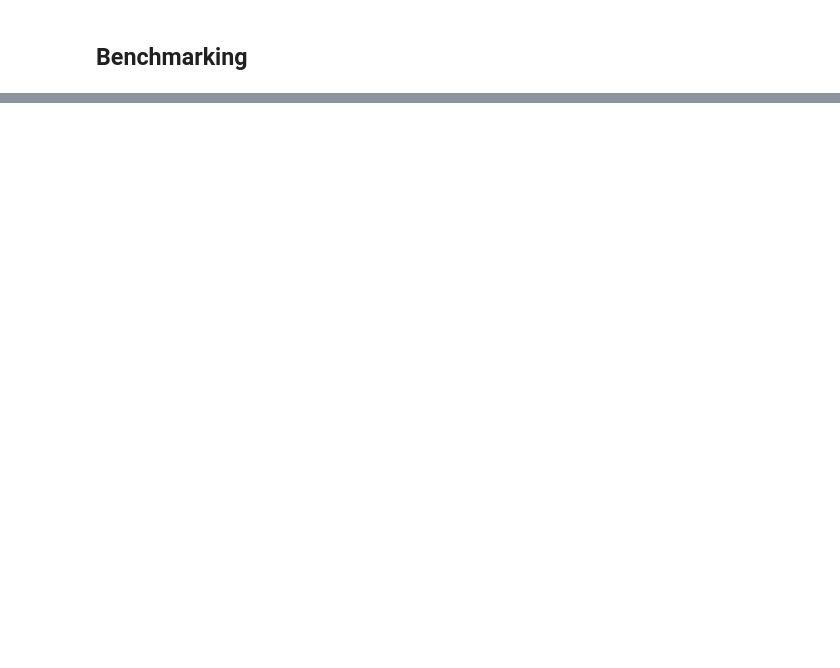
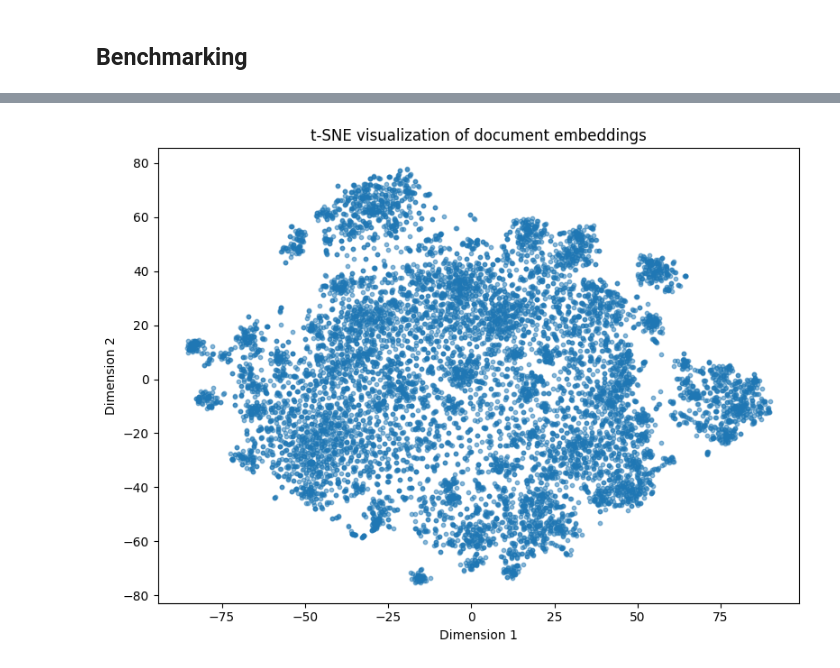
Before and after one commit to LuisCarretero/dsl-research-assistant, a Jupyter notebook: src/semantic_search/dev/benchmarking_dev.ipynb, the cells around one changed output, grey strips where cells are left out. Drawn from its saved outputs; the diff is of its cells as text; code cells hidden in the pictures; blank space fills up the shorter version.

```diff
--- a/src/semantic_search/dev/benchmarking_dev.ipynb
+++ b/src/semantic_search/dev/benchmarking_dev.ipynb
@@ -98,0 +176,15 @@ Mean F1 Score: 0.1349
+# %%
+from sklearn.manifold import TSNE
+from sklearn.decomposition import TruncatedSVD
+import matplotlib.pyplot as plt
+import numpy as np
+
+embeddings = store.embeddings[:10000, :]
+
+# Apply SVD to reduce dimensions to 50 (or another appropriate value)
+svd = TruncatedSVD(n_components=32, random_state=42)
+embeddings_svd = svd.fit_transform(embeddings)
+
+# Then apply t-SNE on the SVD-reduced embeddings
+tsne = TSNE(n_components=2, random_state=42)
+embeddings_2d = tsne.fit_transform(embeddings_svd)
@@ -98,0 +234,11 @@ Mean F1 Score: 0.1349
+# %%
+# Plot the embeddings
+plt.figure(figsize=(8, 6))
+plt.scatter(embeddings_2d[:, 0], embeddings_2d[:, 1], alpha=0.5, s=10)
+plt.title('t-SNE visualization of document embeddings')
+plt.xlabel('Dimension 1')
+plt.ylabel('Dimension 2')
+plt.tight_layout()
+plt.show()
+# %% [output]
+[figure, added]
```
Also changed, not shown: parts of 17 cells of this notebook, 3 other files.
